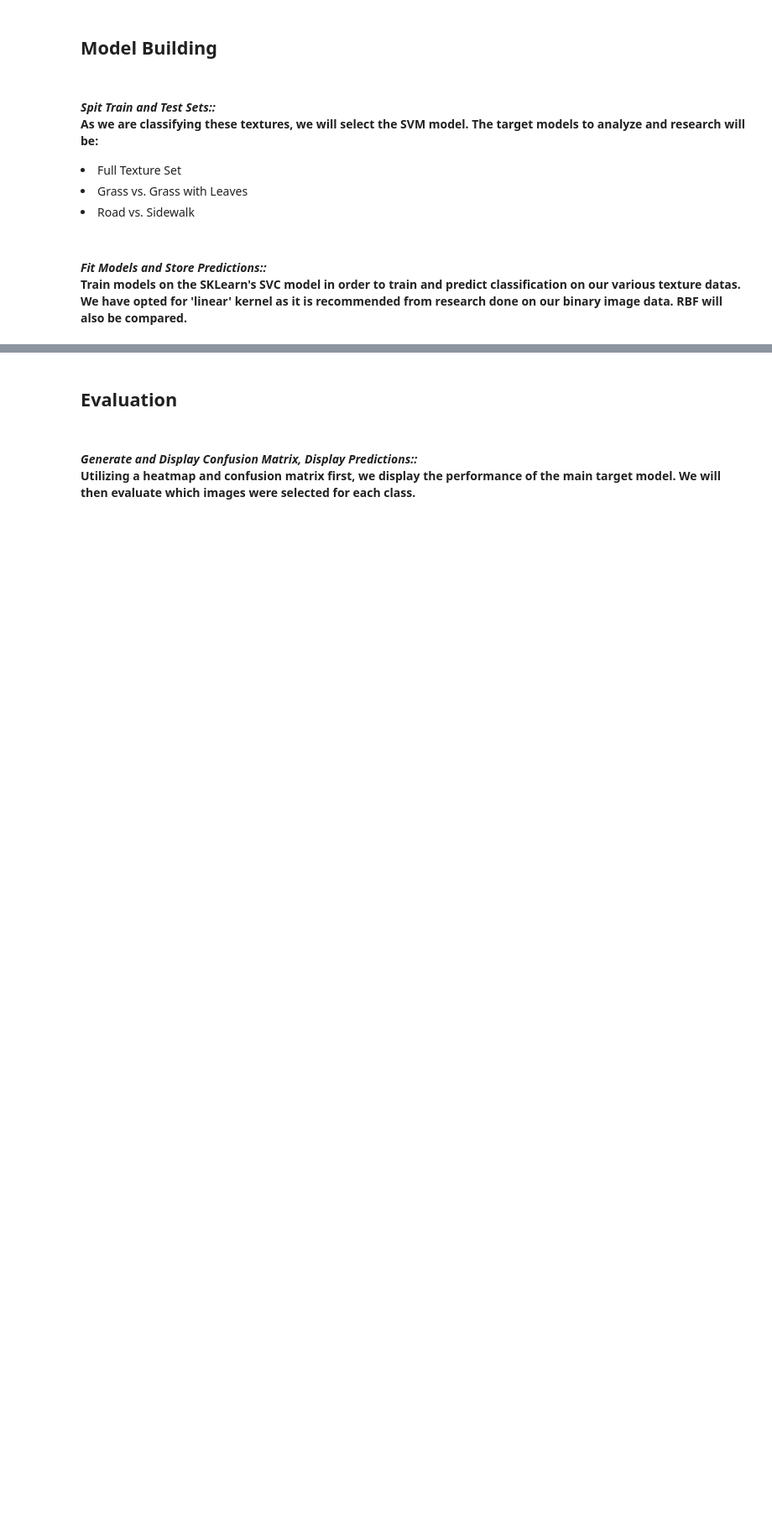
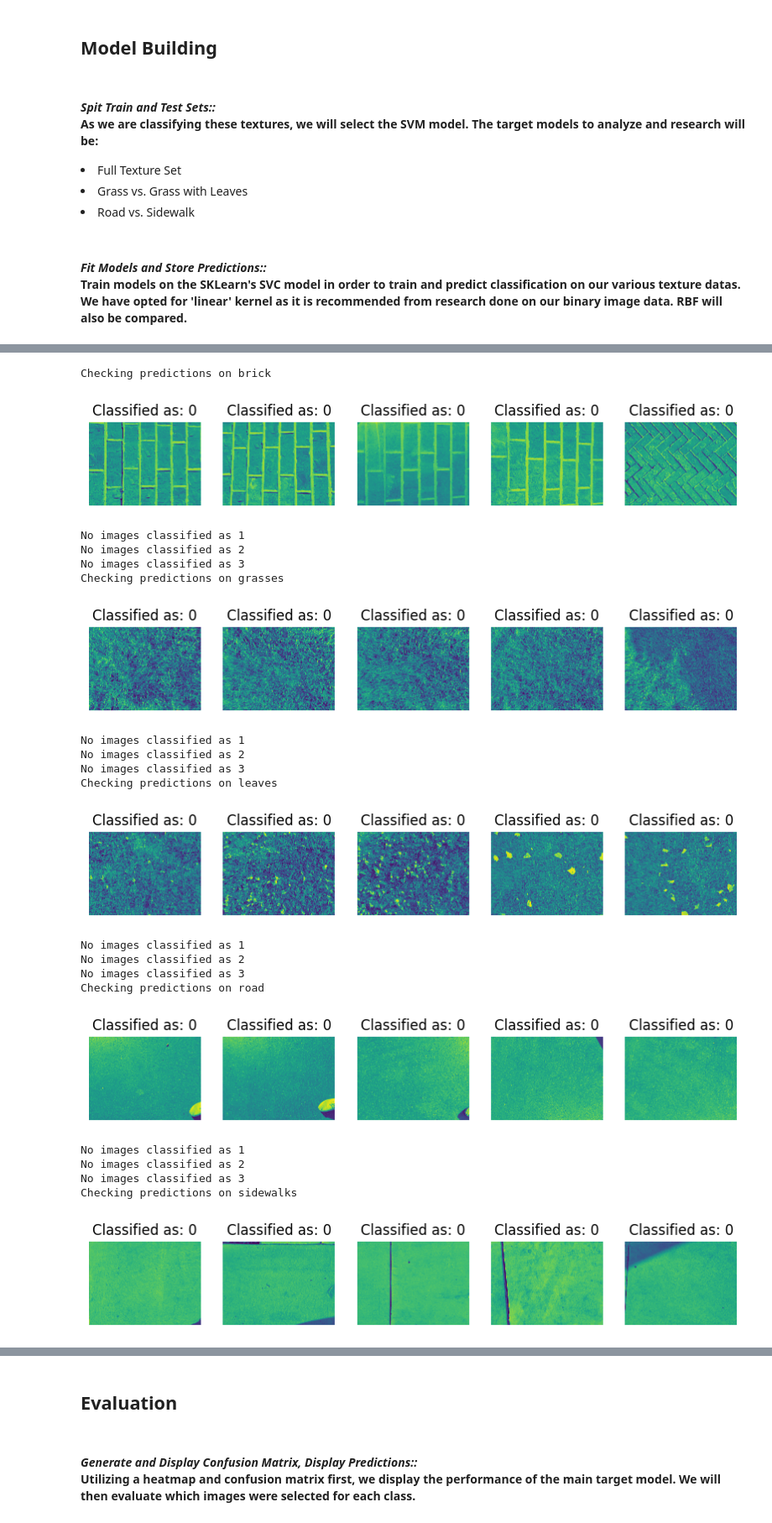
Before and after one commit to ZachMoss31/TextureSVM, a Jupyter notebook: texture_svm.ipynb, the cells around one changed output, grey strips where cells are left out. Shown at 84% size. Cells and saved outputs as stored; diff of their text form; code cells hidden in the pictures; blank space fills up the shorter version.

```diff
--- a/texture_svm.ipynb
+++ b/texture_svm.ipynb
@@ -242,0 +255,72 @@ accuracy_scores['Stones [RBF]'] = accuracy_stone_rbf
+# %%
+# Displaying which were classified
+def display_classified_images(images, y_pred, class_label, num_images=5):
+    classified_indices = [i for i, label in enumerate(y_pred) if label == class_label]
+
+    # Limit to the number of images specified (e.g., show only 5 images)
+    classified_indices = classified_indices[:num_images]
+
+    # Plot the images
+    if len(classified_indices) > 0:
+        plt.figure(figsize=(10, 5))
+        for idx, img_index in enumerate(classified_indices):
+            plt.subplot(1, len(classified_indices), idx + 1)
+            plt.imshow(images[img_index])  # Show the original image (before grayscale conversion)
+            plt.title(f"Classified as: {class_label}")
+            plt.axis('off')  # Hide axis
+        plt.show()
+    else:
+        print(f"No images classified as {class_label}")
+
+print("Checking predictions on brick")
+display_classified_images(brick_textures, y_pred, class_label=0)
+display_classified_images(brick_textures, y_pred, class_label=1)
+display_classified_images(brick_textures, y_pred, class_label=2)
+display_classified_images(brick_textures, y_pred, class_label=3)
+
+print("Checking predictions on grasses")
+display_classified_images(grass_textures, y_pred, class_label=0)
+display_classified_images(grass_textures, y_pred, class_label=1)
+display_classified_images(grass_textures, y_pred, class_label=2)
+display_classified_images(grass_textures, y_pred, class_label=3)
+
+print("Checking predictions on leaves")
+display_classified_images(leaves_textures, y_pred, class_label=0)
+display_classified_images(leaves_textures, y_pred, class_label=1)
+display_classified_images(leaves_textures, y_pred, class_label=2)
+display_classified_images(leaves_textures, y_pred, class_label=3)
+
+print("Checking predictions on road")
+display_classified_images(road_textures, y_pred, class_label=0)
+display_classified_images(road_textures, y_pred, class_label=1)
+display_classified_images(road_textures, y_pred, class_label=2)
+display_classified_images(road_textures, y_pred, class_label=3)
+
+print("Checking predictions on sidewalks")
+display_classified_images(sidewalk_textures, y_pred, class_label=0)
+display_classified_images(sidewalk_textures, y_pred, class_label=1)
+display_classified_images(sidewalk_textures, y_pred, class_label=2)
+display_classified_images(sidewalk_textures, y_pred, class_label=3)
+# %% [output]
+Checking predictions on brick
+[figure, added]
+No images classified as 1
+No images classified as 2
+No images classified as 3
+Checking predictions on grasses
+[figure, added]
+No images classified as 1
+No images classified as 2
+No images classified as 3
+Checking predictions on leaves
+[figure, added]
+No images classified as 1
+No images classified as 2
+No images classified as 3
+Checking predictions on road
+[figure, added]
+No images classified as 1
+No images classified as 2
+No images classified as 3
+Checking predictions on sidewalks
+[figure, added]
```
Also changed, not shown: parts of 9 cells of this notebook.
